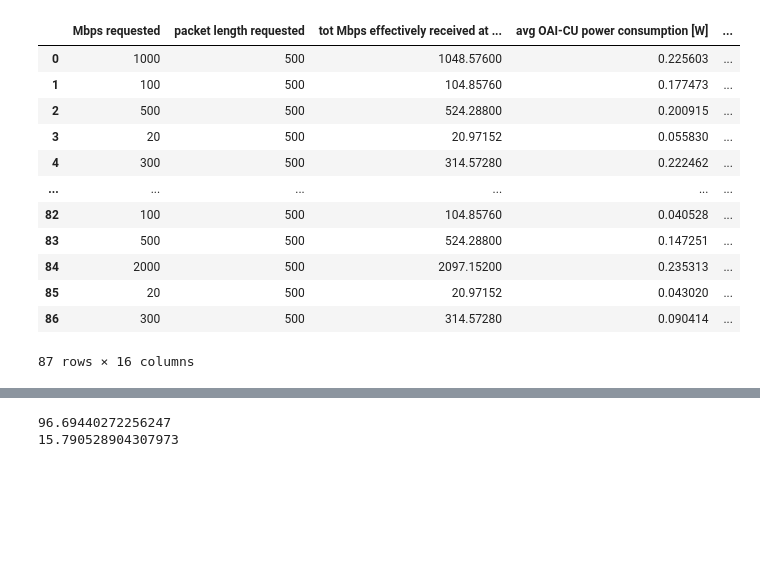
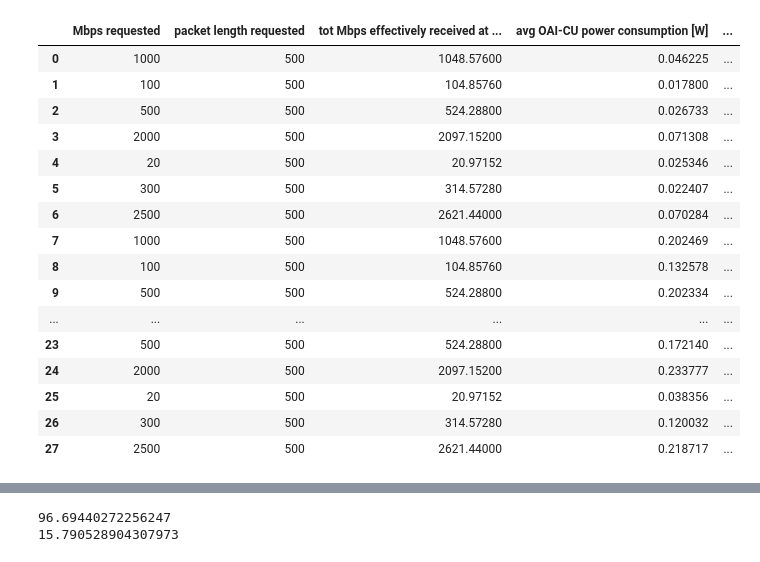
Before and after one commit to RootLeo00/Dynamic-Scaling-Policy-Energy-5G-ORAN, a Jupyter notebook: power-metrics-per-pod-realtime/energy_x_packet_iperf-n_comparison_CU_scaling.ipynb, the cells around one changed output, grey strips where cells are left out. Saved outputs shown, nothing was run; the diff lists cells and outputs as text; code cells hidden in the pictures; blank space fills up the shorter version.

```diff
--- a/power-metrics-per-pod-realtime/energy_x_packet_iperf-n_comparison_CU_scaling.ipynb
+++ b/power-metrics-per-pod-realtime/energy_x_packet_iperf-n_comparison_CU_scaling.ipynb
@@ -238,7 +240,7 @@ def gather_metrics_all_rates(base_folder_path):
 
 
 # Example usage
-base_folder_path = "/home/pow_cons/power-consumption-tool/power-metrics-per-pod-realtime/data/maxrate2"
+base_folder_path = "/home/pow_cons/power-consumption-tool/power-metrics-per-pod-realtime/data/maxrate3"
 
 df_baseline, df_experiment, baseline_stats, experiment_stats = gather_metrics_all_rates(base_folder_path)
 
@@ -267,16 +269,20 @@ Processing folder: /home/pow_cons/power-consumption-tool/power-metrics-per-pod-r
 |  | Mbps requested | packet length requested | tot Mbps effectively received at ... | avg OAI-CU power consumption [W] | ... |
-| 0 | 1000 | 500 | 1048.57600 | 0.225603 | ... |
-| 1 | 100 | 500 | 104.85760 | 0.177473 | ... |
-| 2 | 500 | 500 | 524.28800 | 0.200915 | ... |
-| 3 | 20 | 500 | 20.97152 | 0.055830 | ... |
-| 4 | 300 | 500 | 314.57280 | 0.222462 | ... |
+| 0 | 1000 | 500 | 1048.57600 | 0.046225 | ... |
+| 1 | 100 | 500 | 104.85760 | 0.017800 | ... |
+| 2 | 500 | 500 | 524.28800 | 0.026733 | ... |
+| 3 | 2000 | 500 | 2097.15200 | 0.071308 | ... |
+| 4 | 20 | 500 | 20.97152 | 0.025346 | ... |
+| 5 | 300 | 500 | 314.57280 | 0.022407 | ... |
+| 6 | 2500 | 500 | 2621.44000 | 0.070284 | ... |
+| 7 | 1000 | 500 | 1048.57600 | 0.202469 | ... |
+| 8 | 100 | 500 | 104.85760 | 0.132578 | ... |
+| 9 | 500 | 500 | 524.28800 | 0.202334 | ... |
 | ... | ... | ... | ... | ... | ... |
-| 82 | 100 | 500 | 104.85760 | 0.040528 | ... |
-| 83 | 500 | 500 | 524.28800 | 0.147251 | ... |
-| 84 | 2000 | 500 | 2097.15200 | 0.235313 | ... |
-| 85 | 20 | 500 | 20.97152 | 0.043020 | ... |
-| 86 | 300 | 500 | 314.57280 | 0.090414 | ... |
+| 23 | 500 | 500 | 524.28800 | 0.172140 | ... |
+| 24 | 2000 | 500 | 2097.15200 | 0.233777 | ... |
+| 25 | 20 | 500 | 20.97152 | 0.038356 | ... |
+| 26 | 300 | 500 | 314.57280 | 0.120032 | ... |
+| 27 | 2500 | 500 | 2621.44000 | 0.218717 | ... |
-87 rows × 16 columns
 # %%
 import matplotlib.pyplot as plt
 import seaborn as sns
```
Also changed, not shown: parts of 18 cells of this notebook.
